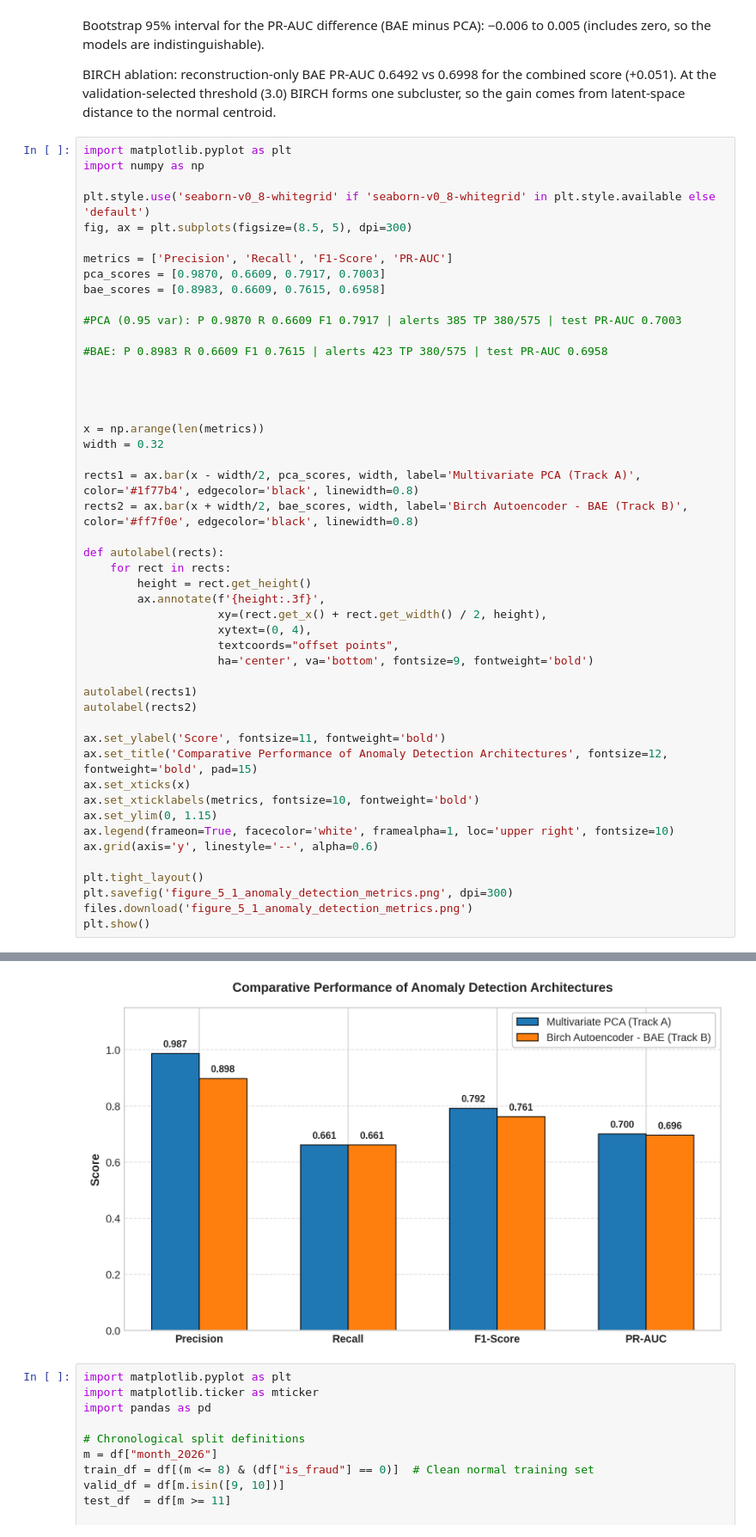
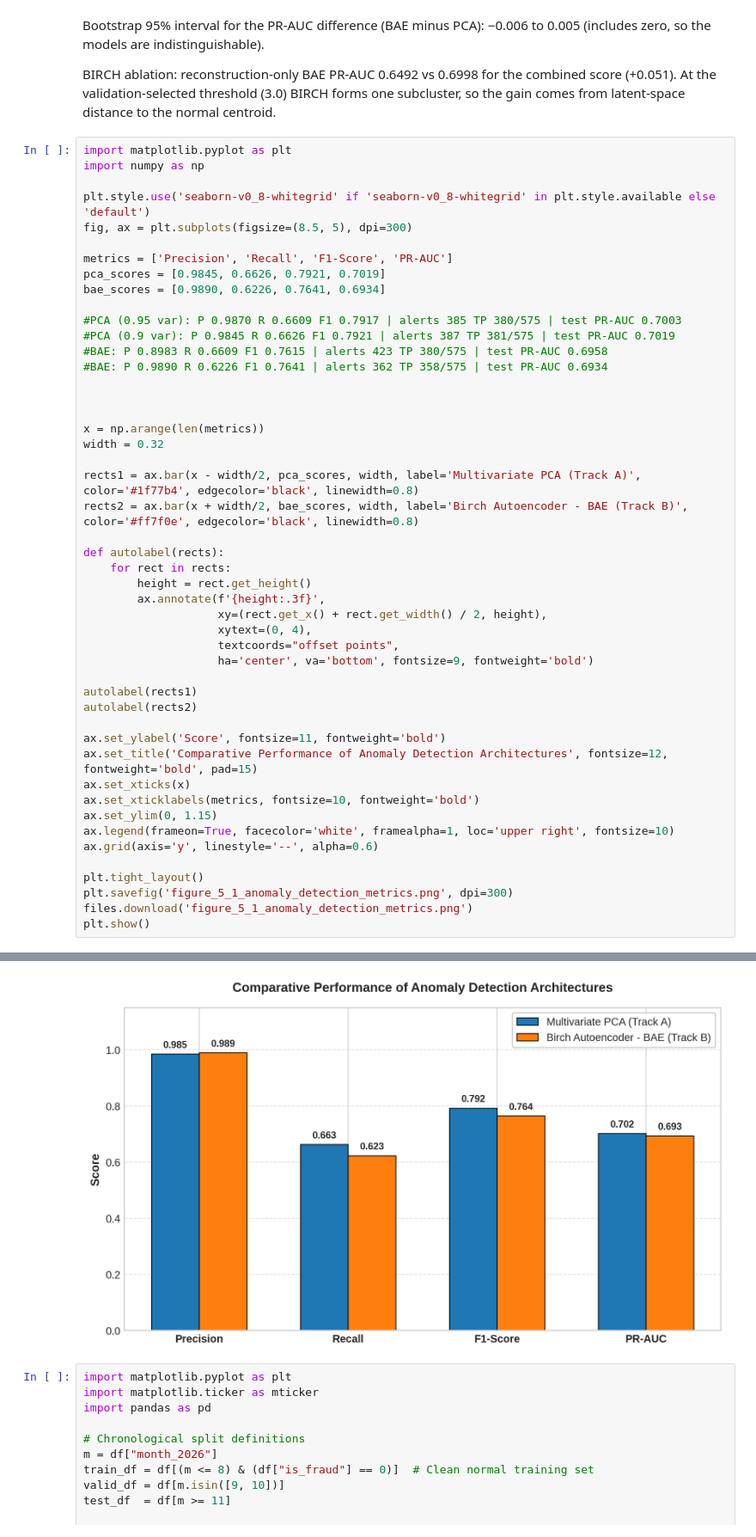
Before and after one commit to Jimmy-szn/dependants-costs, a Jupyter notebook: notebooks/mpesa-anomaly.ipynb, the cells around one changed output, grey strips where cells are left out. Shown at 86% size. Drawn from its saved outputs; the diff is of its cells as text.

```diff
--- a/notebooks/mpesa-anomaly.ipynb
+++ b/notebooks/mpesa-anomaly.ipynb
@@ -353,13 +380,13 @@ plt.style.use('seaborn-v0_8-whitegrid' if 'seaborn-v0_8-whitegrid' in plt.style.
 fig, ax = plt.subplots(figsize=(8.5, 5), dpi=300)
 
 metrics = ['Precision', 'Recall', 'F1-Score', 'PR-AUC']
-pca_scores = [0.9870, 0.6609, 0.7917, 0.7003]
-bae_scores = [0.8983, 0.6609, 0.7615, 0.6958]
+pca_scores = [0.9845, 0.6626, 0.7921, 0.7019]
+bae_scores = [0.9890, 0.6226, 0.7641, 0.6934]
 
 #PCA (0.95 var): P 0.9870 R 0.6609 F1 0.7917 | alerts 385 TP 380/575 | test PR-AUC 0.7003
-
+#PCA (0.9 var): P 0.9845 R 0.6626 F1 0.7921 | alerts 387 TP 381/575 | test PR-AUC 0.7019
 #BAE: P 0.8983 R 0.6609 F1 0.7615 | alerts 423 TP 380/575 | test PR-AUC 0.6958
-
+#BAE: P 0.9890 R 0.6226 F1 0.7641 | alerts 362 TP 358/575 | test PR-AUC 0.6934
 
 
 
@@ -369,34 +396,34 @@ width = 0.32
 rects1 = ax.bar(x - width/2, pca_scores, width, label='Multivariate PCA (Track A)', color='#1f77b4', edgecolor='black', linewidth=0.8)
 rects2 = ax.bar(x + width/2, bae_scores, width, label='Birch Autoencoder - BAE (Track B)', color='#ff7f0e', edgecolor='black', linewidth=0.8)
 
 def autolabel(rects):
     for rect in rects:
         height = rect.get_height()
         ax.annotate(f'{height:.3f}',
                     xy=(rect.get_x() + rect.get_width() / 2, height),
                     xytext=(0, 4),
                     textcoords="offset points",
                     ha='center', va='bottom', fontsize=9, fontweight='bold')
 
 autolabel(rects1)
 autolabel(rects2)
 
 ax.set_ylabel('Score', fontsize=11, fontweight='bold')
 ax.set_title('Comparative Performance of Anomaly Detection Architectures', fontsize=12, fontweight='bold', pad=15)
 ax.set_xticks(x)
 ax.set_xticklabels(metrics, fontsize=10, fontweight='bold')
 ax.set_ylim(0, 1.15)
 ax.legend(frameon=True, facecolor='white', framealpha=1, loc='upper right', fontsize=10)
 ax.grid(axis='y', linestyle='--', alpha=0.6)
 
 plt.tight_layout()
 plt.savefig('figure_5_1_anomaly_detection_metrics.png', dpi=300)
 files.download('figure_5_1_anomaly_detection_metrics.png')
 plt.show()
 # %% [output]
 [interactive output not drawn]
 [interactive output not drawn]
-[figure, old version]
+[figure, new version]
 # %%
 import matplotlib.pyplot as plt
 import matplotlib.ticker as mticker
```
Also changed, not shown: parts of 7 cells of this notebook.
